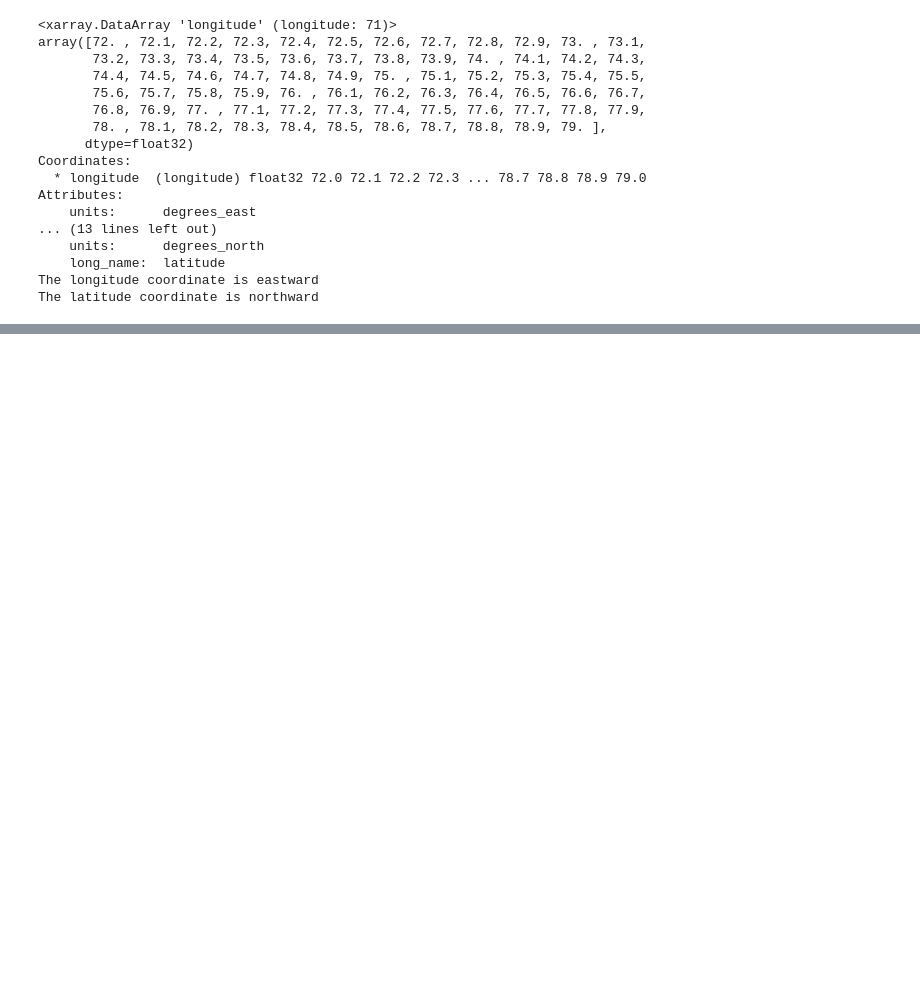
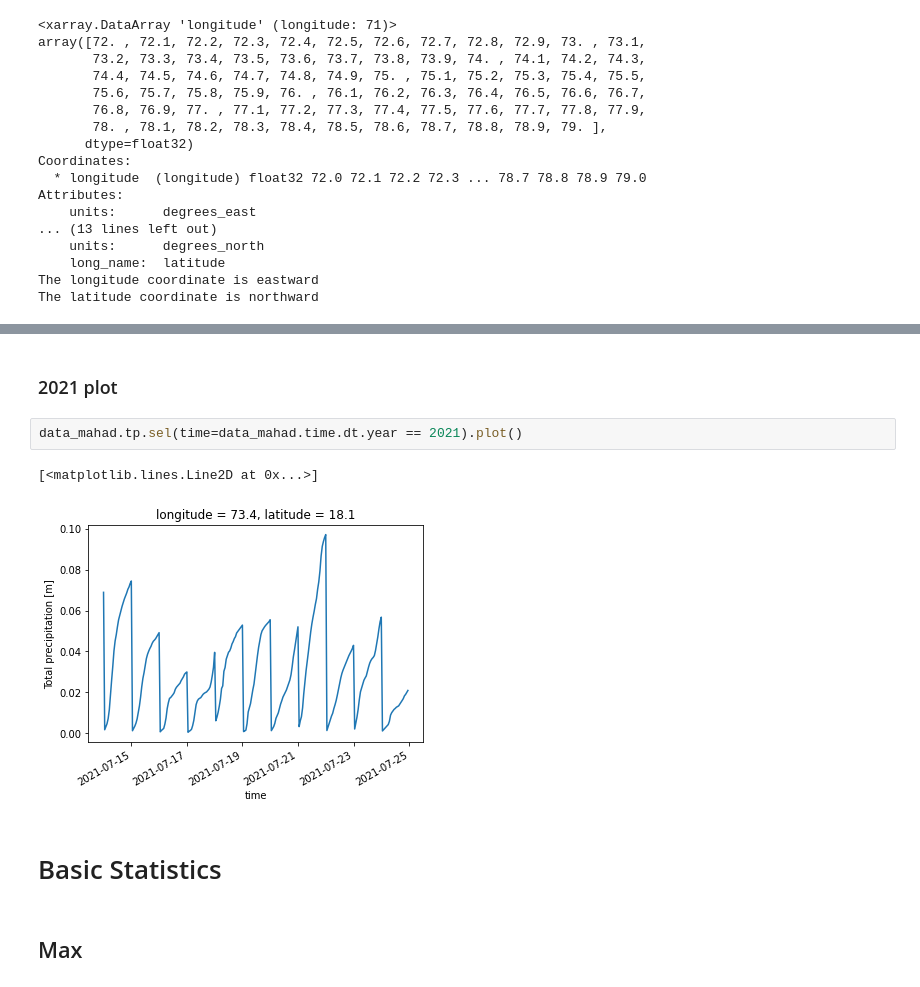
Before and after one commit to OmkarMehta/climate-data-science, a Jupyter notebook: Project/milestone2.ipynb, the cells around one changed output, grey strips where cells are left out. Cells and saved outputs as stored; diff of their text form; blank space fills up the shorter version.

```diff
--- a/Project/milestone2.ipynb
+++ b/Project/milestone2.ipynb
@@ -146,0 +364,11 @@ The latitude coordinate is northward
+# %% [markdown]
+### 2021 plot
+# %%
+data_mahad.tp.sel(time=data_mahad.time.dt.year == 2021).plot()
+# %% [output]
+[<matplotlib.lines.Line2D at 0x...>]
+[figure, added]
+# %% [markdown]
+# Basic Statistics
+# %% [markdown]
+## Max
```
Also changed, not shown: parts of 45 cells of this notebook.
